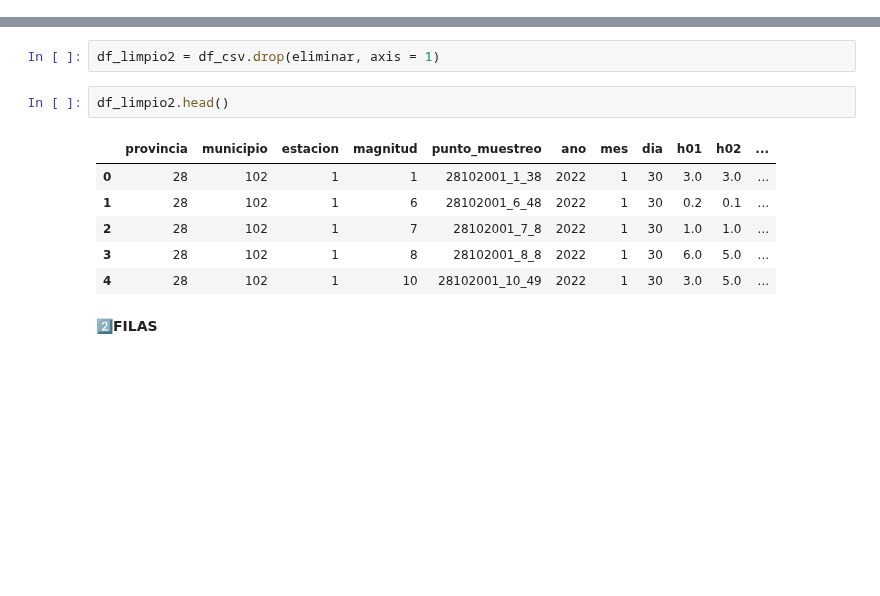
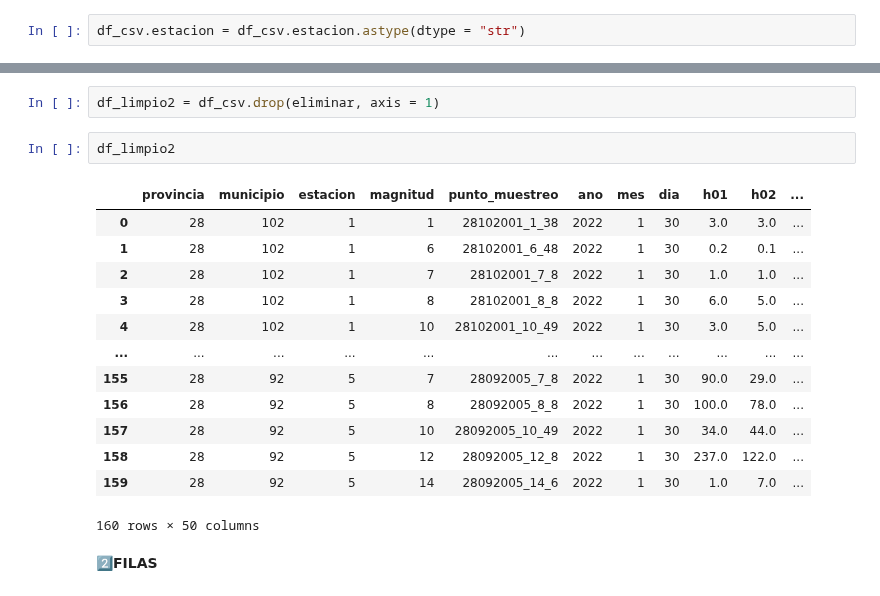
Before and after one commit to Ironhack-Part-Time-Enero2022/apuntes-clases, a Jupyter notebook: semana-4/4.1-Intro_Pandas.ipynb, the cells around one changed output, grey strips where cells are left out. Cells and saved outputs as stored; diff of their text form; blank space fills up the shorter version.

```diff
--- a/semana-4/4.1-Intro_Pandas.ipynb
+++ b/semana-4/4.1-Intro_Pandas.ipynb
@@ -466,4 +431,6 @@ v24                object
 dtype: object
 # %% [markdown]
 - `astype`: convierte el tipo de una columna al especificado.
+# %%
+df_csv.estacion = df_csv.estacion.astype(dtype = "str")
 # %%
@@ -787,14 +735,21 @@ eliminar = [ 'v01', 'v02', 'v03', 'v04', 'v05','v06']
 # %%
 df_limpio2 = df_csv.drop(eliminar, axis = 1)
 # %%
-df_limpio2.head()
+df_limpio2
 # %% [output]
 |  | provincia | municipio | estacion | magnitud | punto_muestreo | ano | mes | dia | h01 | h02 | ... |
 | 0 | 28 | 102 | 1 | 1 | 28102001_1_38 | 2022 | 1 | 30 | 3.0 | 3.0 | ... |
 | 1 | 28 | 102 | 1 | 6 | 28102001_6_48 | 2022 | 1 | 30 | 0.2 | 0.1 | ... |
 | 2 | 28 | 102 | 1 | 7 | 28102001_7_8 | 2022 | 1 | 30 | 1.0 | 1.0 | ... |
 | 3 | 28 | 102 | 1 | 8 | 28102001_8_8 | 2022 | 1 | 30 | 6.0 | 5.0 | ... |
 | 4 | 28 | 102 | 1 | 10 | 28102001_10_49 | 2022 | 1 | 30 | 3.0 | 5.0 | ... |
+| ... | ... | ... | ... | ... | ... | ... | ... | ... | ... | ... | ... |
+| 155 | 28 | 92 | 5 | 7 | 28092005_7_8 | 2022 | 1 | 30 | 90.0 | 29.0 | ... |
+| 156 | 28 | 92 | 5 | 8 | 28092005_8_8 | 2022 | 1 | 30 | 100.0 | 78.0 | ... |
+| 157 | 28 | 92 | 5 | 10 | 28092005_10_49 | 2022 | 1 | 30 | 34.0 | 44.0 | ... |
+| 158 | 28 | 92 | 5 | 12 | 28092005_12_8 | 2022 | 1 | 30 | 237.0 | 122.0 | ... |
+| 159 | 28 | 92 | 5 | 14 | 28092005_14_6 | 2022 | 1 | 30 | 1.0 | 7.0 | ... |
+160 rows × 50 columns
 # %% [markdown]
 2️⃣**FILAS**
 # %% [markdown]
```
Also changed, not shown: parts of 79 cells of this notebook.
